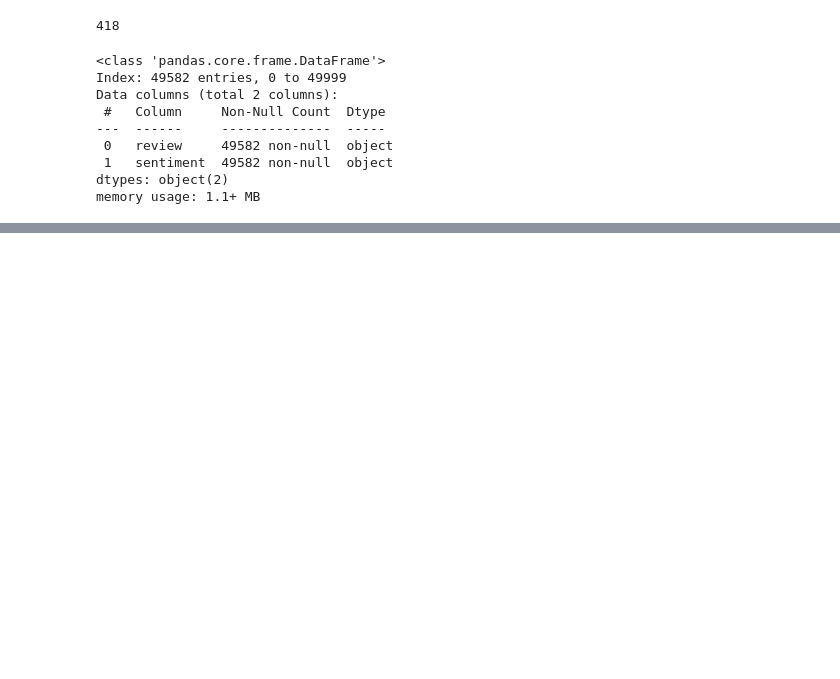
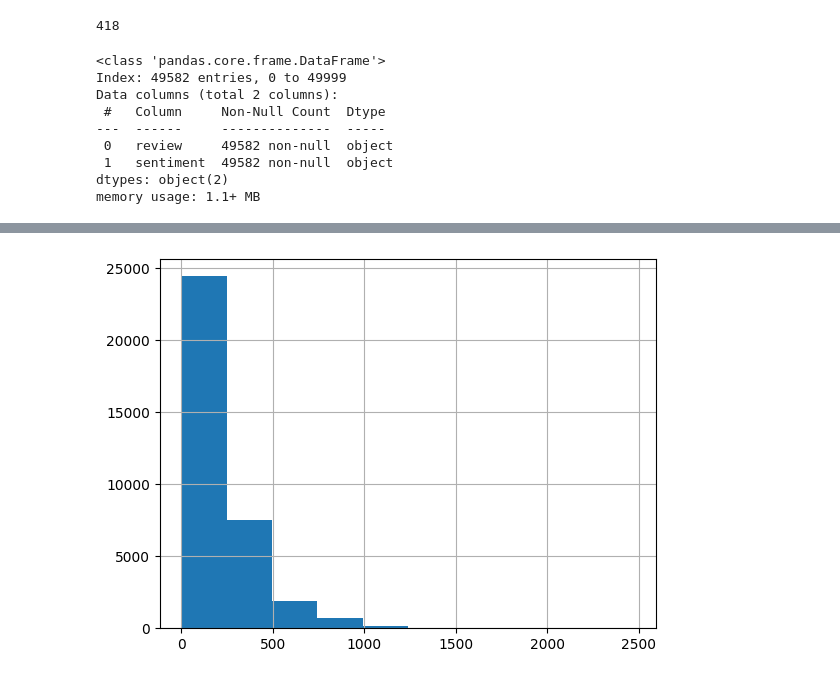
Before and after one commit to alexismenanieves/TensorFlow_Basics, a Jupyter notebook: notebooks/01_IMDB_Sentiment_Analysis.ipynb, the cells around one changed output, grey strips where cells are left out. Cells and saved outputs as stored; diff of their text form; code cells hidden in the pictures; blank space fills up the shorter version.

```diff
--- a/notebooks/01_IMDB_Sentiment_Analysis.ipynb
+++ b/notebooks/01_IMDB_Sentiment_Analysis.ipynb
@@ -90,8 +90,12 @@ val_split = 0.5
 train_df, test_df = train_test_split(
     df_final,
     test_size=test_split,
-    stratify=df_final['sentiment'].values
+    stratify=df_final['sentiment'].values,
+    random_state=2024
 )
 
 val_df = test_df.sample(frac=val_split)
 test_df = test_df.drop(val_df.index)
+train_df = train_df.reset_index(drop=True)
+val_df = val_df.reset_index(drop=True)
+test_df = test_df.reset_index(drop=True)
@@ -97,0 +138,5 @@ test_df = test_df.drop(val_df.index)
+# %%
+train_df['review'].apply(lambda x: len(x.split(' '))).hist()
+plt.show()
+# %% [output]
+[figure, added]
```
Also changed, not shown: parts of 5 cells of this notebook.
